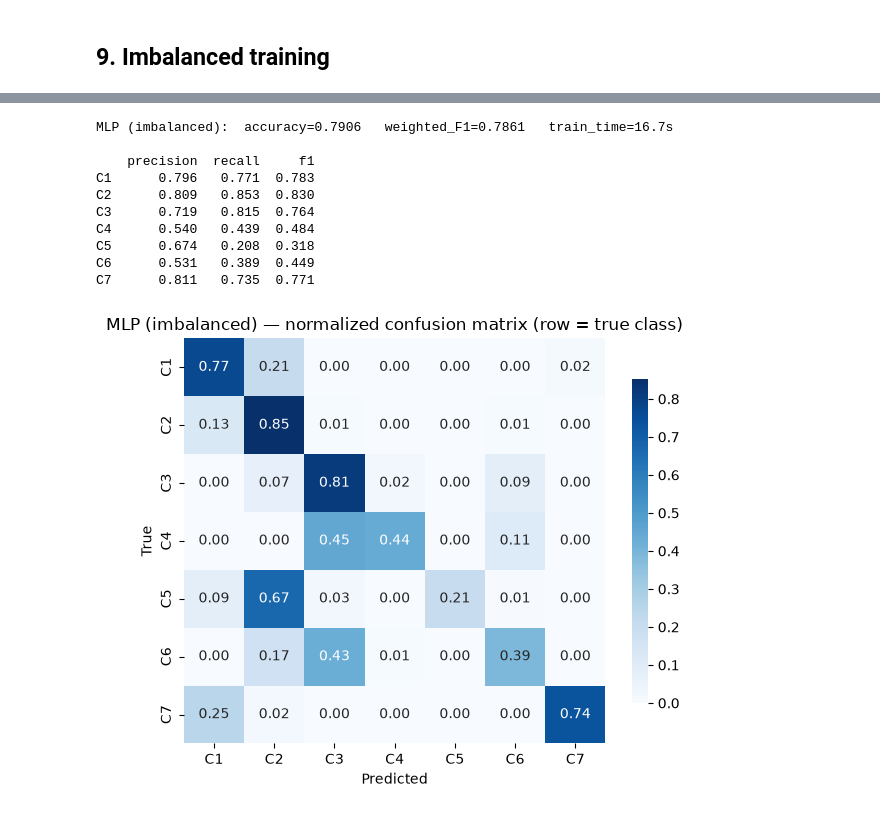
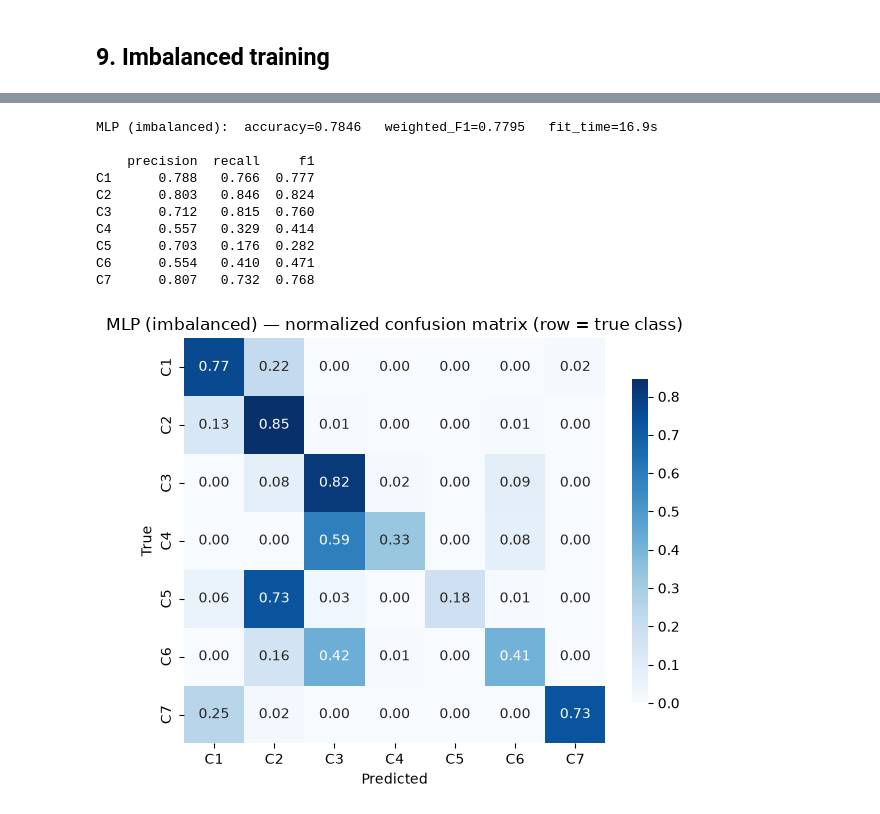
Before and after one commit to TouringHydra3/BDATM-Project, a Jupyter notebook: main.ipynb, the cells around one changed output, grey strips where cells are left out. Saved outputs shown, nothing was run; the diff lists cells and outputs as text; code cells hidden in the pictures.

```diff
--- a/main.ipynb
+++ b/main.ipynb
@@ -335,7 +330,6 @@ assembler_feat = VectorAssembler(inputCols=FEATURE_COLS, outputCol="features")
 df_ml = (
     assembler_feat.transform(df_ml)
     .select("features", LABEL_IDX)
-    .withColumn("_id", F.monotonically_increasing_id())
     .cache()
 )
 
@@ -346,12 +340,14 @@ df.unpersist();
 # %% [output]
 Label range after remap: 0..6
 # %%
-fractions = {c: TRAIN_FRAC for c in range(7)}
-train_df = df_ml.sampleBy(LABEL_IDX, fractions=fractions, seed=SEED).cache()
-test_df  = df_ml.join(train_df.select("_id"), on="_id", how="left_anti").cache()
+train_df, test_df = df_ml.randomSplit([TRAIN_FRAC, 1 - TRAIN_FRAC], seed=SEED)
+train_df.cache()
+test_df.cache()
 
-print(f"Train rows: {train_df.count():,}")
-print(f"Test  rows: {test_df.count():,}")
+n_train = train_df.count()
+n_test  = test_df.count()
+print(f"Train rows: {n_train:,}")
+print(f"Test  rows: {n_test:,}")
 
 print("\nClass proportions (train vs test):")
 train_dist = train_df.groupBy(LABEL_IDX).count().orderBy(LABEL_IDX).toPandas()
@@ -451 +450,22 @@ def run_model(name, estimator, train, test):
+# %%
+MODELS = {
+    "Decision Tree": DecisionTreeClassifier(
+        labelCol="label", featuresCol="features", maxDepth=15, seed=SEED),
+
+    "Random Forest": RandomForestClassifier(
+        labelCol="label", featuresCol="features", numTrees=50, maxDepth=15, seed=SEED),
+
+    "GBT": OneVsRest(
+        labelCol="label", featuresCol="features",
+        classifier=GBTClassifier(
+            labelCol="label", featuresCol="features", maxIter=20, maxDepth=5, seed=SEED)),
+
+    "MLP": Pipeline(stages=[
+        StandardScaler(inputCol="features", outputCol="scaledFeatures",
+                       withMean=True, withStd=True),
+        MultilayerPerceptronClassifier(
+            labelCol="label", featuresCol="scaledFeatures",
+            layers=[len(FEATURE_COLS), 32, 7], maxIter=100, seed=SEED),
+    ]),
+}
 # %%
@@ -685,24 +682,17 @@ C7      0.862   0.646  0.738
 # %%
-scaler_imb = StandardScaler(inputCol="features", outputCol="scaledFeatures", withMean=True, withStd=True)
-mlp_imb = MultilayerPerceptronClassifier(labelCol="label",
-                                         featuresCol="scaledFeatures",
-                                         layers=[len(FEATURE_COLS), 32, 7],
-                                         maxIter=100,
-                                         seed=SEED)
-mlp_pipeline_imb = Pipeline(stages=[scaler_imb, mlp_imb])
-_ = run_model("MLP (imbalanced)", mlp_pipeline_imb, train_df, test_df)
+_ = run_model("MLP (imbalanced)", MODELS["MLP"], train_df, test_df)
 # %% [output]
-MLP (imbalanced):  accuracy=0.7906   weighted_F1=0.7861   train_time=16.7s
+MLP (imbalanced):  accuracy=0.7846   weighted_F1=0.7795   fit_time=16.9s
 
     precision  recall     f1
-C1      0.796   0.771  0.783
-C2      0.809   0.853  0.830
-C3      0.719   0.815  0.764
-C4      0.540   0.439  0.484
-C5      0.674   0.208  0.318
-C6      0.531   0.389  0.449
-C7      0.811   0.735  0.771
+C1      0.788   0.766  0.777
+C2      0.803   0.846  0.824
+C3      0.712   0.815  0.760
+C4      0.557   0.329  0.414
+C5      0.703   0.176  0.282
+C6      0.554   0.410  0.471
+C7      0.807   0.732  0.768
-[figure, old version]
+[figure, new version]
 # %%
 summary_full = pd.DataFrame({
     name: {
```
Also changed, not shown: parts of 28 cells of this notebook.
